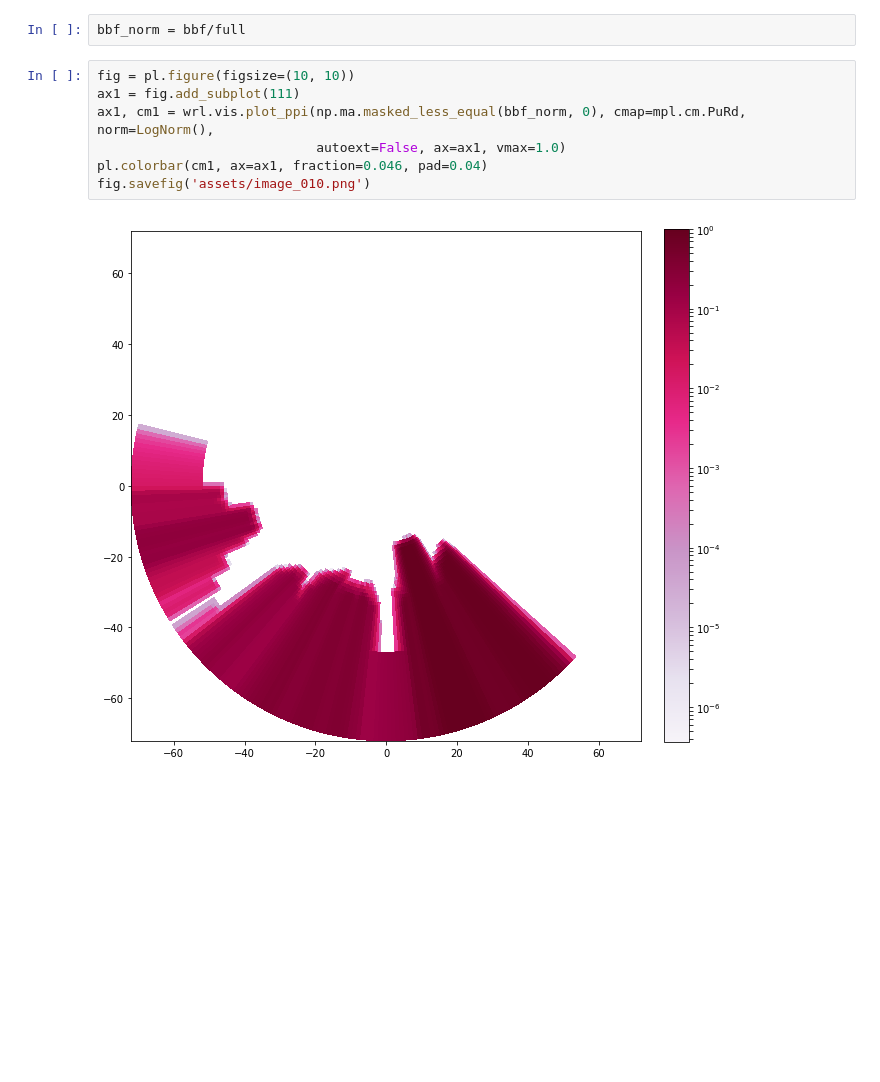
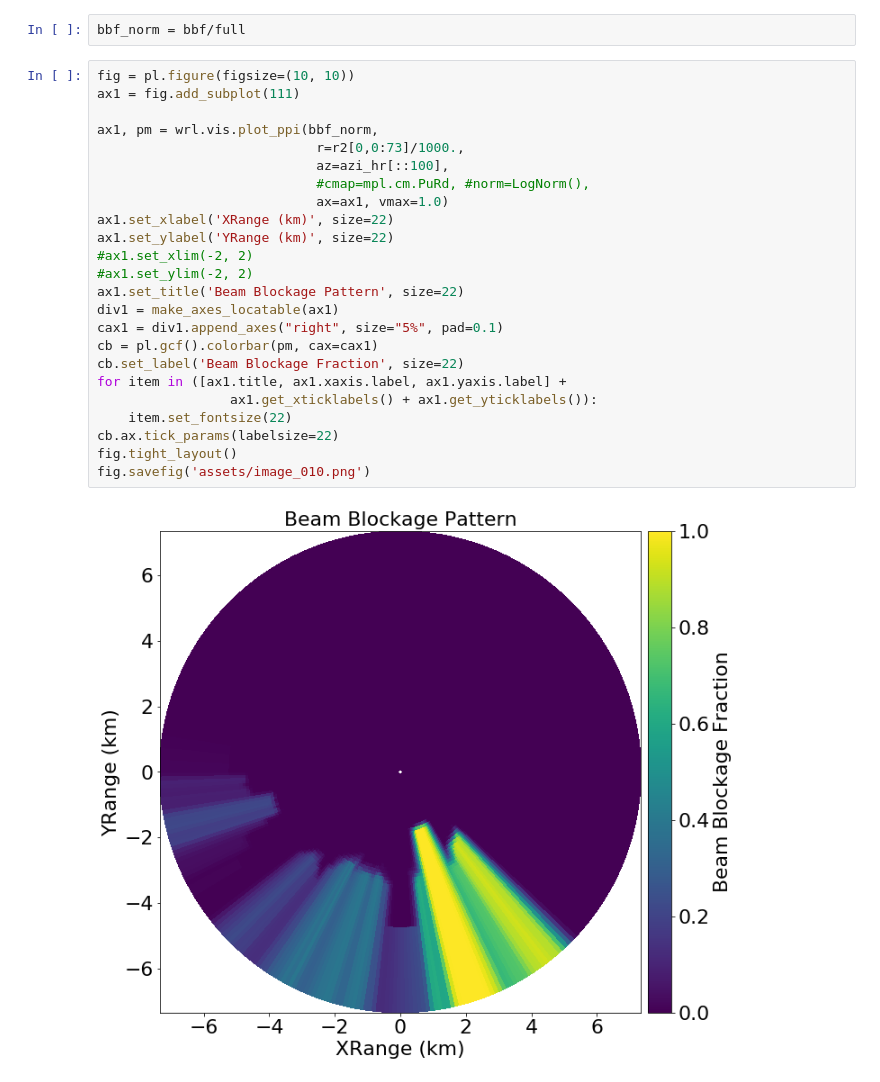
Before and after one commit to heistermann/beamblockage, a Jupyter notebook: ERAD_2018.ipynb, the cells around one changed output. Drawn from its saved outputs; the diff is of its cells as text; blank space fills up the shorter version.

```diff
--- a/ERAD_2018.ipynb
+++ b/ERAD_2018.ipynb
@@ -674,13 +746,30 @@ for az_angle in progress(np.arange(1, 360)):
 * normalize results with full beam pattern energy
 # %%
 bbf_norm = bbf/full
-# %%
-fig = pl.figure(figsize=(10, 10))
-ax1 = fig.add_subplot(111)
-ax1, cm1 = wrl.vis.plot_ppi(np.ma.masked_less_equal(bbf_norm, 0), cmap=mpl.cm.PuRd, norm=LogNorm(),
-                            autoext=False, ax=ax1, vmax=1.0)
-pl.colorbar(cm1, ax=ax1, fraction=0.046, pad=0.04)
-fig.savefig('assets/image_010.png')
-# %% [output]
-[figure, removed]
+# %%
+fig = pl.figure(figsize=(10, 10))
+ax1 = fig.add_subplot(111)
+
+ax1, pm = wrl.vis.plot_ppi(bbf_norm,
+                            r=r2[0,0:73]/1000.,
+                            az=azi_hr[::100],
+                            #cmap=mpl.cm.PuRd, #norm=LogNorm(),
+                            ax=ax1, vmax=1.0)
+ax1.set_xlabel('XRange (km)', size=22)
+ax1.set_ylabel('YRange (km)', size=22)
+#ax1.set_xlim(-2, 2)
+#ax1.set_ylim(-2, 2)
+ax1.set_title('Beam Blockage Pattern', size=22)
+div1 = make_axes_locatable(ax1)
+cax1 = div1.append_axes("right", size="5%", pad=0.1)
+cb = pl.gcf().colorbar(pm, cax=cax1)
+cb.set_label('Beam Blockage Fraction', size=22)
+for item in ([ax1.title, ax1.xaxis.label, ax1.yaxis.label] +
+                 ax1.get_xticklabels() + ax1.get_yticklabels()):
+    item.set_fontsize(22)
+cb.ax.tick_params(labelsize=22)
+fig.tight_layout()
+fig.savefig('assets/image_010.png')
+# %% [output]
+[figure, added]
 # %% [markdown]
```
Also changed, not shown: parts of 26 cells of this notebook, 8 other files.
